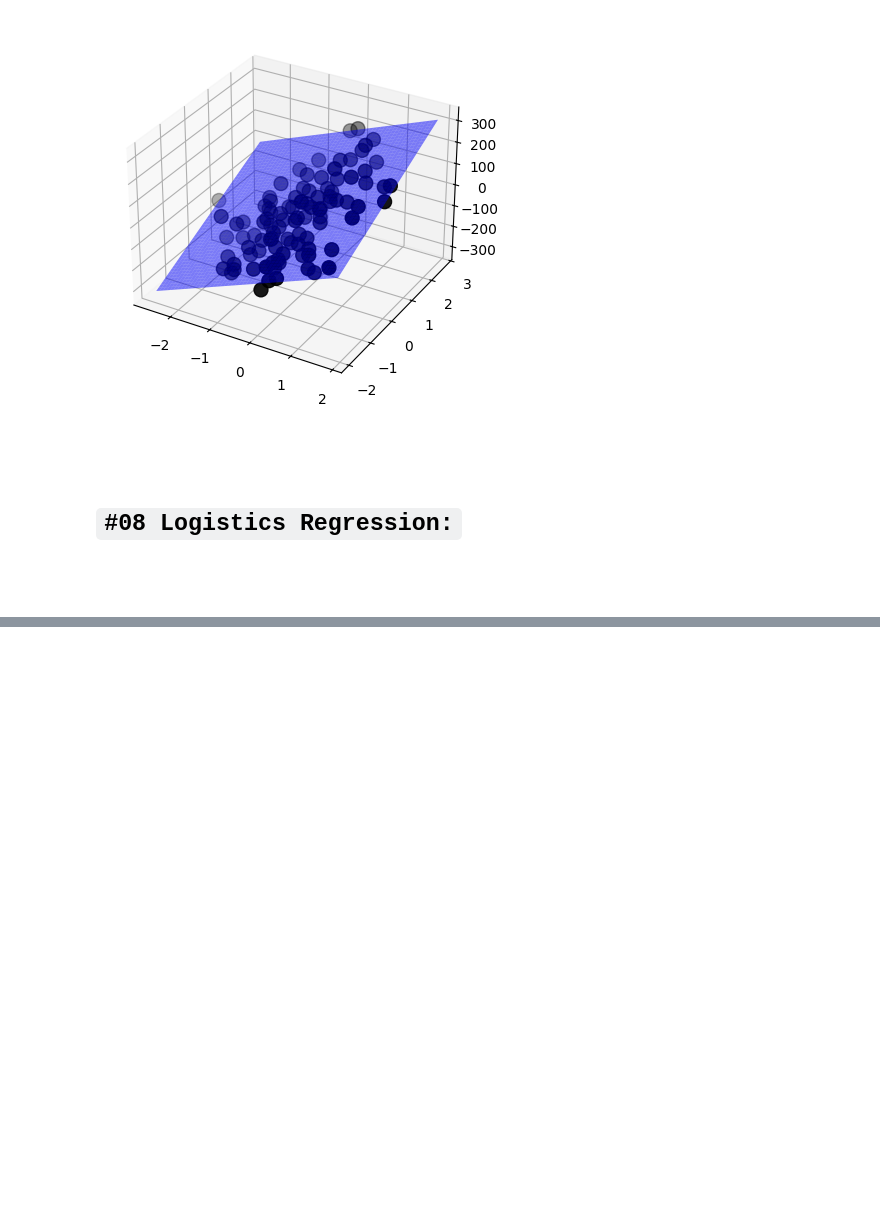
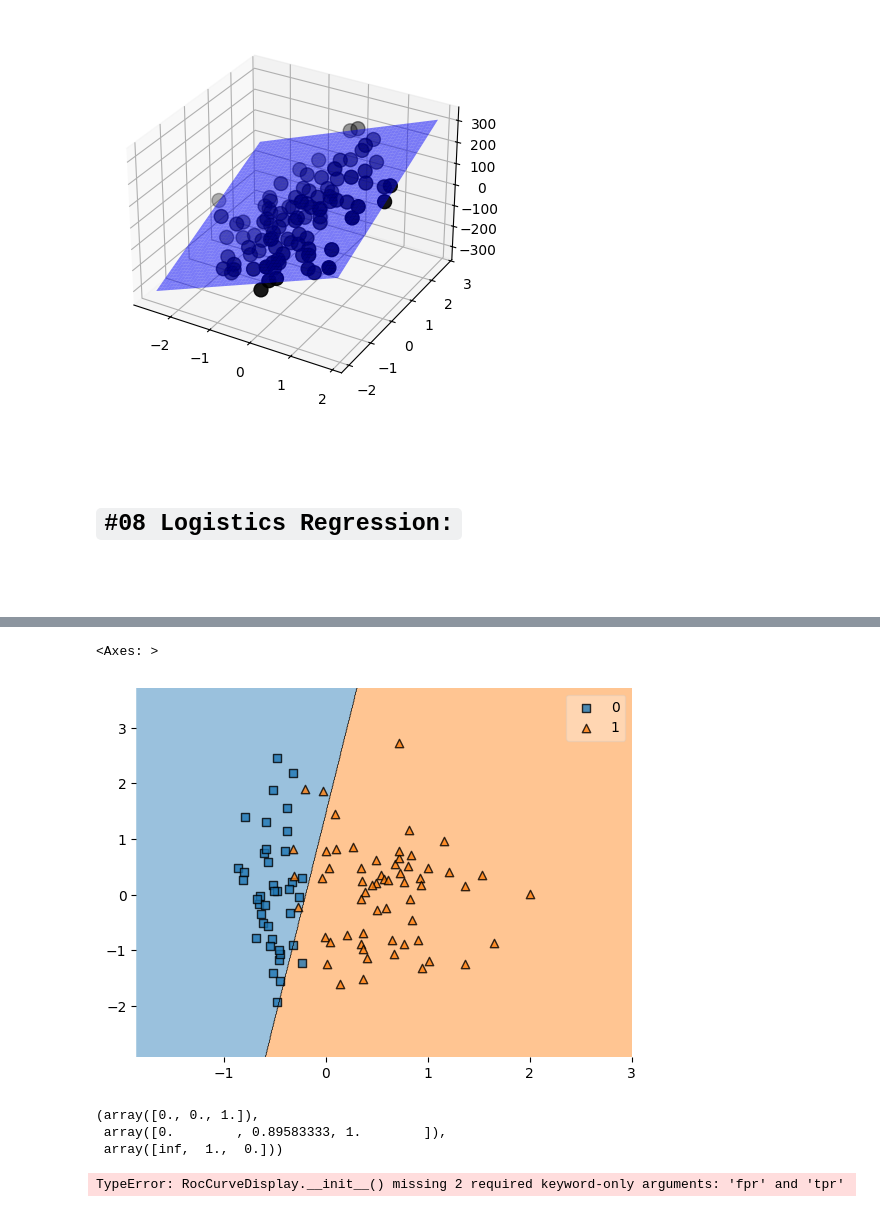
Before and after one commit to yasin-arafat-05/python-academic, a Jupyter notebook: numerical_code/mid.ipynb, the cells around one changed output, grey strips where cells are left out. Cells and saved outputs as stored; diff of their text form; code cells hidden in the pictures; blank space fills up the shorter version.

```diff
--- a/numerical_code/mid.ipynb
+++ b/numerical_code/mid.ipynb
@@ -617,0 +712,17 @@ from sklearn.datasets import make_classification
+# %%
+plot_decision_regions(X,y,model)
+# %% [output]
+<Axes: >
+[figure, added]
+# %%
+roc = roc_curve(y_train,y_pred)
+roc
+# %% [output]
+(array([0., 0., 1.]),
+ array([0.        , 0.89583333, 1.        ]),
+ array([inf,  1.,  0.]))
+# %%
+
+RocCurveDisplay(roc_auc=roc)
+# %% [output]
+TypeError: RocCurveDisplay.__init__() missing 2 required keyword-only arguments: 'fpr' and 'tpr'
```
Also changed, not shown: parts of 8 cells of this notebook.
